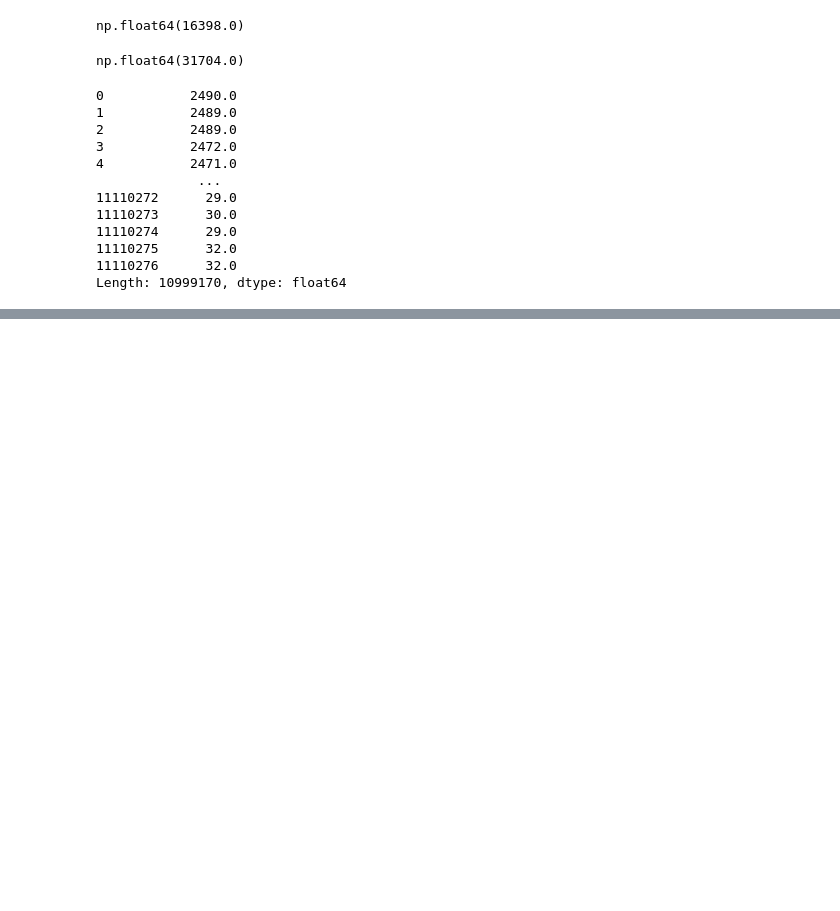
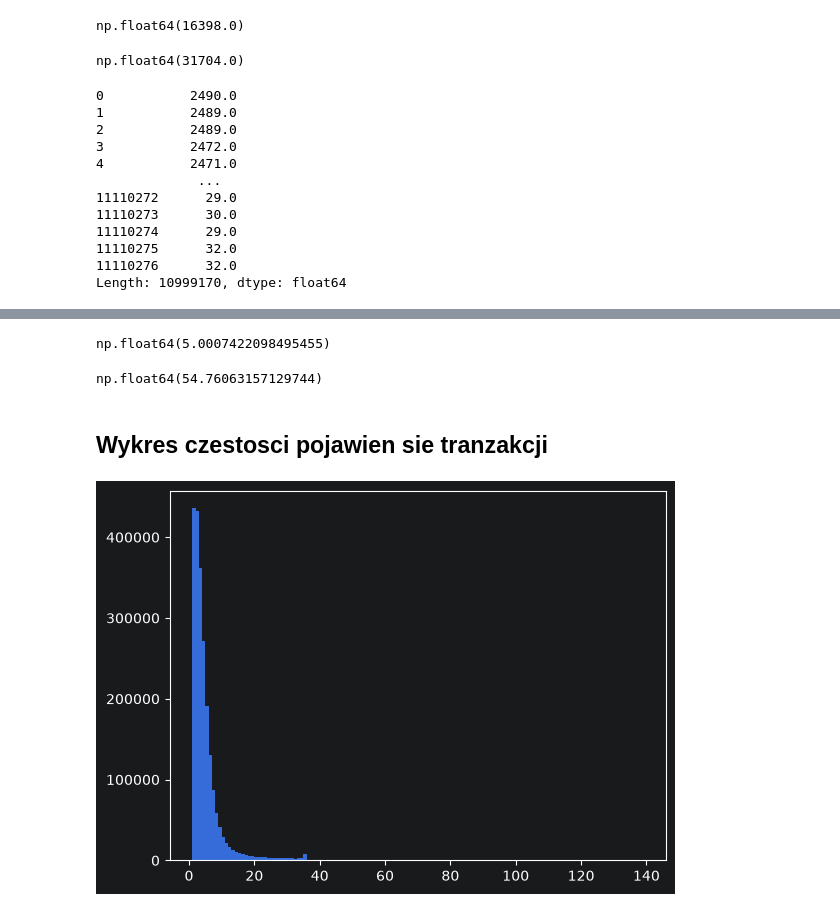
Before and after one commit to wiedzmin1414/bitcoin-node-data, a Jupyter notebook: analiza_czasow_przybycia_tranzakcji.ipynb, the cells around one changed output, grey strips where cells are left out. Drawn from its saved outputs; the diff is of its cells as text; code cells hidden in the pictures; blank space fills up the shorter version.

```diff
--- a/analiza_czasow_przybycia_tranzakcji.ipynb
+++ b/analiza_czasow_przybycia_tranzakcji.ipynb
@@ -510,0 +569,3 @@ plt.show()
+# %%
+ile140 = ile_obserwacji_w_sekundzie[ile_obserwacji_w_sekundzie < 140]
+ile140
@@ -510,0 +586,15 @@ plt.show()
+# %%
+np.mean(ile140)
+# %% [output]
+np.float64(5.0007422098495455)
+# %%
+np.var(ile140)
+# %% [output]
+np.float64(54.76063157129744)
+# %% [markdown]
+## Wykres czestosci pojawien sie tranzakcji
+# %%
+plt.hist(ile140, bins = [i for i in range(1, 140)])
+plt.show()
+# %% [output]
+[figure, added]
```
Also changed, not shown: parts of 28 cells of this notebook, 1 other file.
